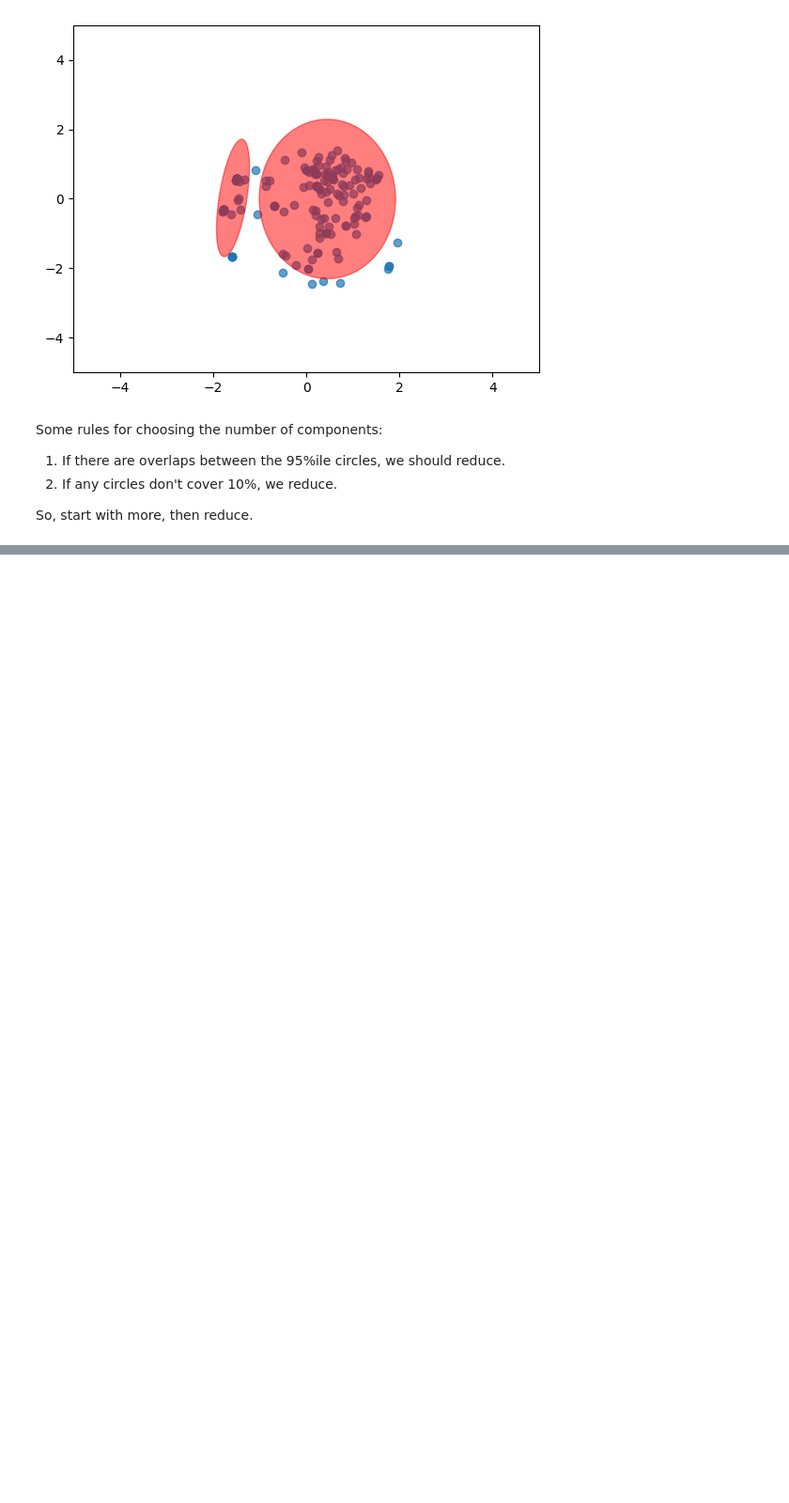
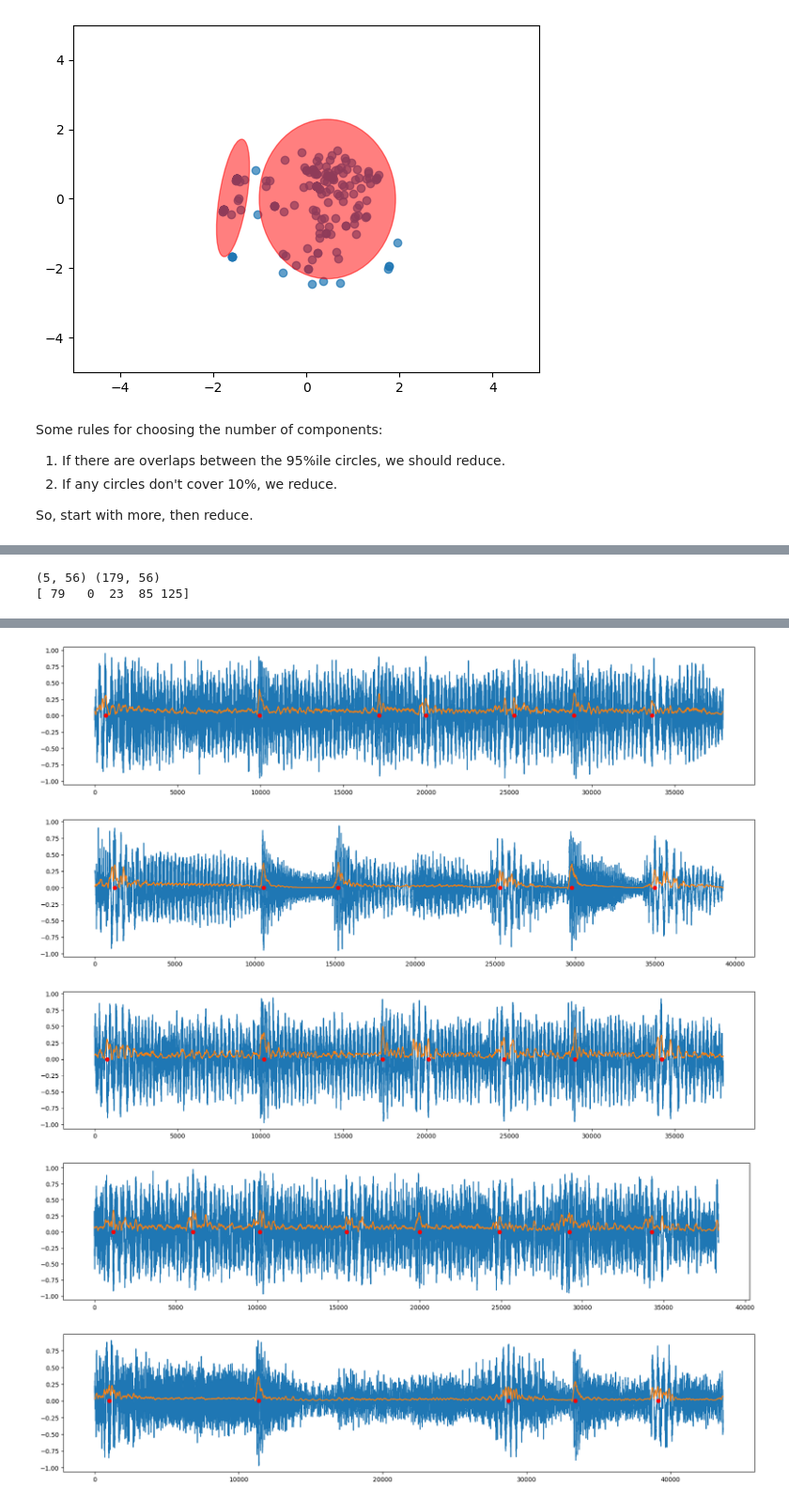
Before and after one commit to chenhi/groove_gang, a Jupyter notebook: intra_clustering.ipynb, the cells around one changed output, grey strips where cells are left out. Shown at 94% size. Cells and saved outputs as stored; diff of their text form; code cells hidden in the pictures; blank space fills up the shorter version.

```diff
--- a/intra_clustering.ipynb
+++ b/intra_clustering.ipynb
@@ -471,0 +482,35 @@ array([[0.82681564, 0.18994413, 0.01675978, 0.21787709, 0.08379888,
+# %%
+from IPython.display import Audio
+from groove.downbeats import get_measures, get_beat_frames, smooth_power, beat_peaks
+import librosa
+
+def find_closest_indices(means, data):
+    outs = []
+    for i in range(means.shape[0]):
+        distances = np.linalg.norm(means[i] - data, axis=1)
+        outs.append(distances.argmin(keepdims=True)[0])
+    return np.stack(outs)
+
+print(gm.means_.shape, data.shape)
+
+inds = find_closest_indices(gm.means_, data)
+data[inds]
+print(inds)
+
+
+raw_measures, proc_measures, sr = get_measures(file, smooth_power)
+for i in inds:
+    raw, proc = raw_measures[i], proc_measures[i]
+    beat_frames = get_beat_frames([proc], sr, beat_peaks)[0][0]
+    clicks = librosa.clicks(times=beat_frames/sr, length=raw.shape[0], sr=sr)
+
+
+    plt.figure(figsize=(20, 4))
+    plt.plot(raw)
+    plt.plot(proc)
+    plt.scatter(beat_frames, np.zeros(beat_frames.shape), marker='o', color='red', zorder=10)
+    #display(Audio(data=raw, rate=sr))
+    display(Audio(data=raw + clicks, rate=sr))
+# %% [output]
+(5, 56) (179, 56)
+[ 79   0  23  85 125]
@@ -471,0 +522,5 @@ array([[0.82681564, 0.18994413, 0.01675978, 0.21787709, 0.08379888,
+[figure, added]
+[figure, added]
+[figure, added]
+[figure, added]
+[figure, added]
```
Also changed, not shown: parts of 15 cells of this notebook, 1 other file.
